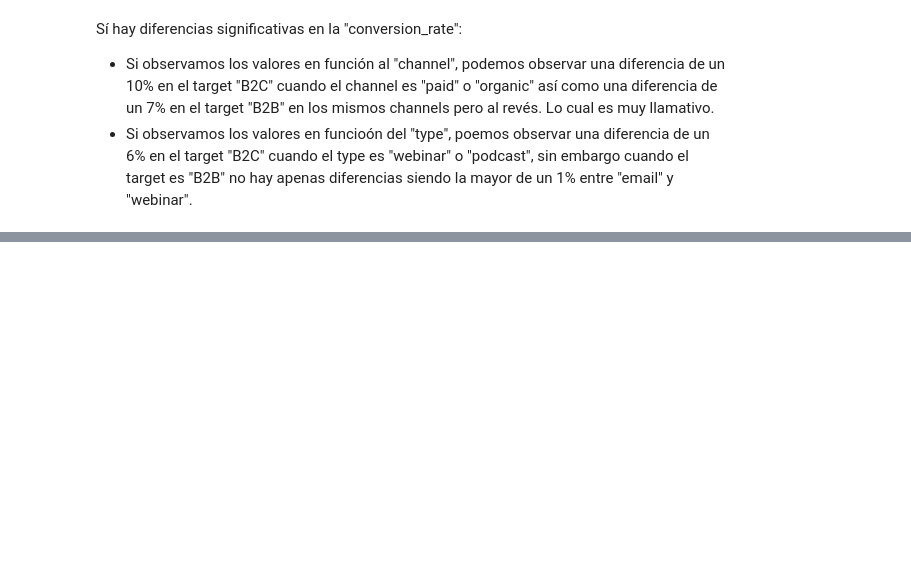
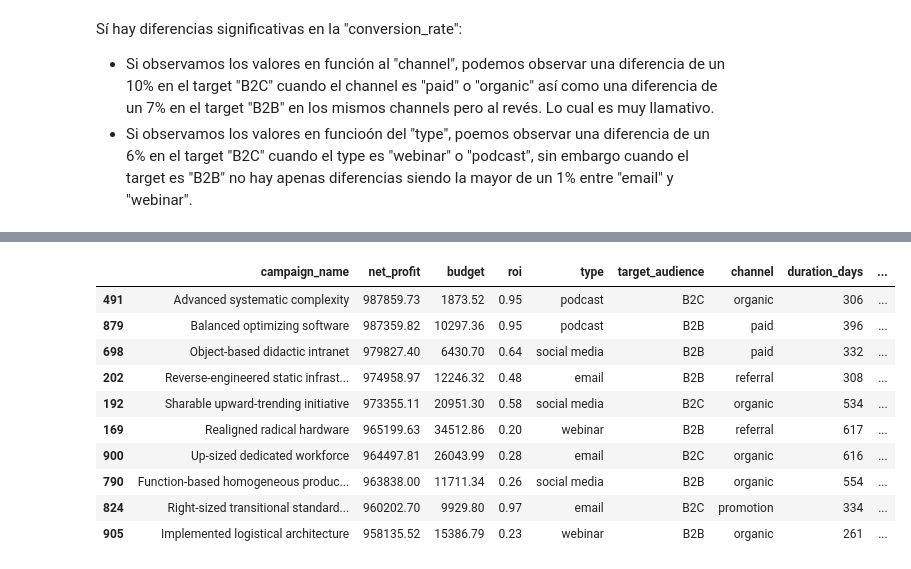
Before and after one commit to Ignacio538/Marketing-Campaings, a Jupyter notebook: Tasks.ipynb, the cells around one changed output, grey strips where cells are left out. Saved outputs shown, nothing was run; the diff lists cells and outputs as text; code cells hidden in the pictures; blank space fills up the shorter version.

```diff
--- a/Tasks.ipynb
+++ b/Tasks.ipynb
@@ -320,0 +329,20 @@ Sí hay diferencias significativas en la "conversion_rate":
+# %%
+# Let's sort the campaign by net profit and see only the top 5
+top_campaigns_by_profit = df.sort_values(by='net_profit', ascending=False)
+top_campaigns_by_profit.head(10)
+
+# Now let's check the different values to see if they have something in common
+top10_campaigns_by_profit = top_campaigns_by_profit.head(10)
+top10_campaigns_by_profit[['campaign_name', 'net_profit', 'budget', 'roi', 'type', 'target_audience', 'channel','duration_days', 'month_start', 'month_end', 'year_start']]
+# %% [output]
+|  | campaign_name | net_profit | budget | roi | type | target_audience | channel | duration_days | ... |
+| 491 | Advanced systematic complexity | 987859.73 | 1873.52 | 0.95 | podcast | B2C | organic | 306 | ... |
+| 879 | Balanced optimizing software | 987359.82 | 10297.36 | 0.95 | podcast | B2B | paid | 396 | ... |
+| 698 | Object-based didactic intranet | 979827.40 | 6430.70 | 0.64 | social media | B2B | paid | 332 | ... |
+| 202 | Reverse-engineered static infrast... | 974958.97 | 12246.32 | 0.48 | email | B2B | referral | 308 | ... |
+| 192 | Sharable upward-trending initiative | 973355.11 | 20951.30 | 0.58 | social media | B2C | organic | 534 | ... |
+| 169 | Realigned radical hardware | 965199.63 | 34512.86 | 0.20 | webinar | B2B | referral | 617 | ... |
+| 900 | Up-sized dedicated workforce | 964497.81 | 26043.99 | 0.28 | email | B2C | organic | 616 | ... |
+| 790 | Function-based homogeneous produc... | 963838.00 | 11711.34 | 0.26 | social media | B2B | organic | 554 | ... |
+| 824 | Right-sized transitional standard... | 960202.70 | 9929.80 | 0.97 | email | B2C | promotion | 334 | ... |
+| 905 | Implemented logistical architecture | 958135.52 | 15386.79 | 0.23 | webinar | B2B | organic | 261 | ... |
```
Also changed, not shown: parts of 5 cells of this notebook.
